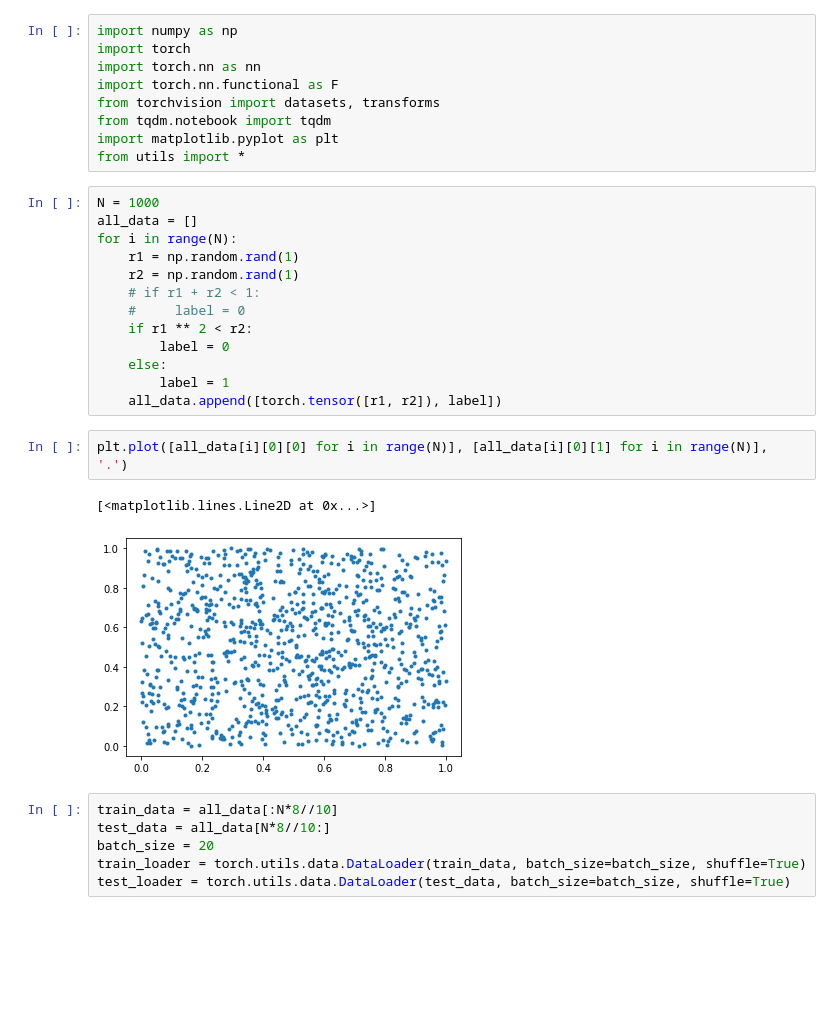
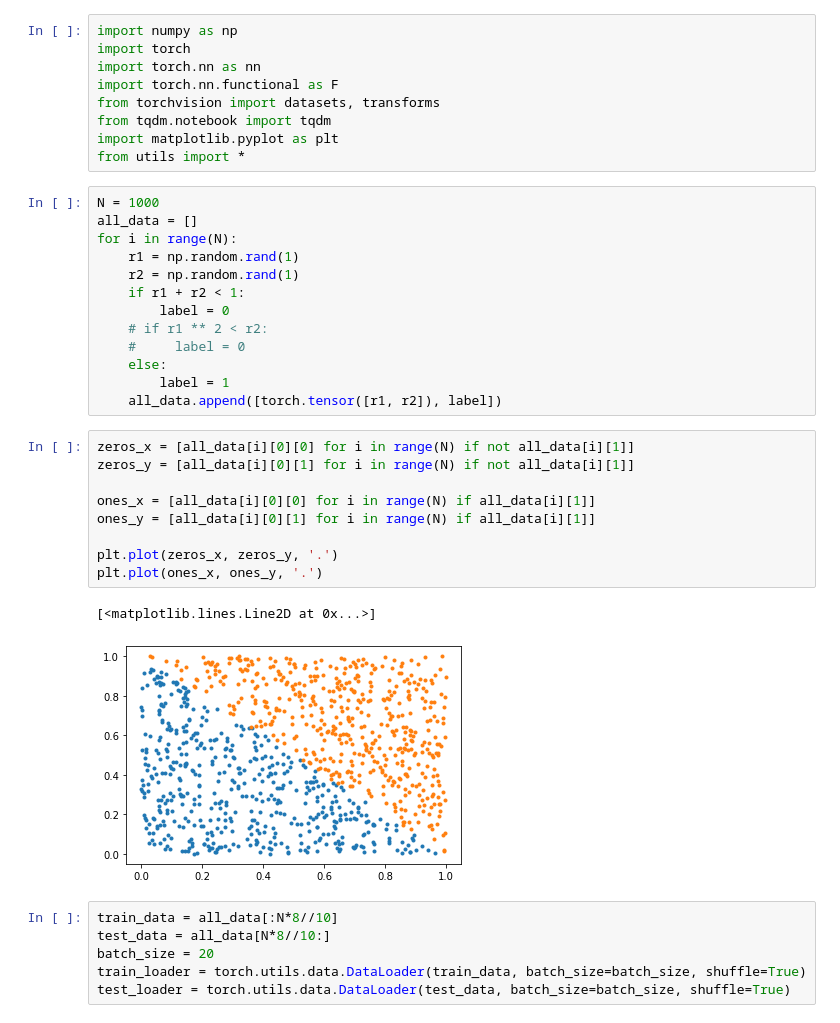
Before and after one commit to zsiga007/Summer-2022, a Jupyter notebook: dimension analysis/rank_during_sgd.ipynb, the cells around one changed output. Drawn from its saved outputs; the diff is of its cells as text; blank space fills up the shorter version.

Commit message:
plot

```diff
--- a/dimension analysis/rank_during_sgd.ipynb
+++ b/dimension analysis/rank_during_sgd.ipynb
@@ -13,18 +13,25 @@ all_data = []
 for i in range(N):
     r1 = np.random.rand(1)
     r2 = np.random.rand(1)
-    # if r1 + r2 < 1:
+    if r1 + r2 < 1:
+        label = 0
+    # if r1 ** 2 < r2:
     #     label = 0
-    if r1 ** 2 < r2:
-        label = 0
     else:
         label = 1
     all_data.append([torch.tensor([r1, r2]), label])
-# %%
-plt.plot([all_data[i][0][0] for i in range(N)], [all_data[i][0][1] for i in range(N)], '.')
-# %% [output]
-[<matplotlib.lines.Line2D at 0x...>]
-[figure, removed]
+# %%
+zeros_x = [all_data[i][0][0] for i in range(N) if not all_data[i][1]]
+zeros_y = [all_data[i][0][1] for i in range(N) if not all_data[i][1]]
+
+ones_x = [all_data[i][0][0] for i in range(N) if all_data[i][1]]
+ones_y = [all_data[i][0][1] for i in range(N) if all_data[i][1]]
+
+plt.plot(zeros_x, zeros_y, '.')
+plt.plot(ones_x, ones_y, '.')
+# %% [output]
+[<matplotlib.lines.Line2D at 0x...>]
+[figure, added]
 # %%
 train_data = all_data[:N*8//10]
 test_data = all_data[N*8//10:]
```
